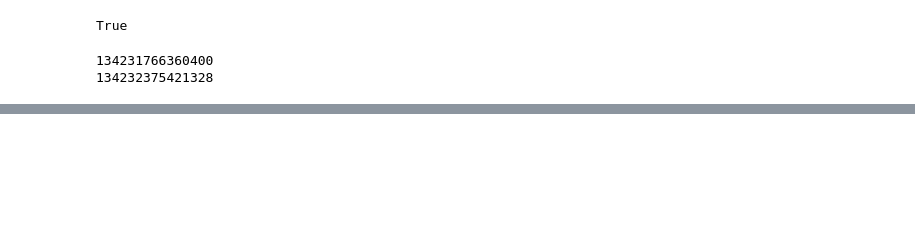
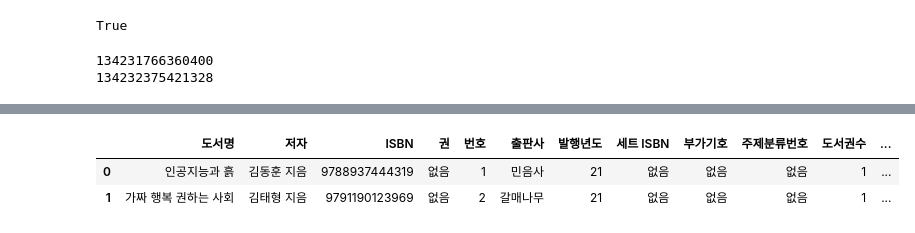
Before and after one commit to KIJOONG1127/data_anal, a Jupyter notebook: ch03.ipynb, the cells around one changed output, grey strips where cells are left out. Saved outputs shown, nothing was run; the diff lists cells and outputs as text; code cells hidden in the pictures; blank space fills up the shorter version.

```diff
--- a/ch03.ipynb
+++ b/ch03.ipynb
@@ -342,0 +441,4 @@ print(id(ns_book4))
+# %%
+# 모든 데이터 중에서 NaN을 없음으로 바꾼다. -> inplace 속성이 없으면 원본 데이터는 바뀌지 않는다.
+ns_book4["부가기호"].fillna("없음", inplace =False)
+ns_book4.head()
@@ -342,0 +452,8 @@ print(id(ns_book4))
+# %%
+# 원본 데이터 바뀌지 않는다.
+# 원본 데이터 리스트와 바꿀 데이터 리스트 - 인덱스 별로 매칭되어진다.
+ns_book4.replace([np.nan, "2021"],["없음", "21"]).head(2)
+# %% [output]
+|  | 도서명 | 저자 | ISBN | 권 | 번호 | 출판사 | 발행년도 | 세트 ISBN | 부가기호 | 주제분류번호 | 도서권수 | ... |
+| 0 | 인공지능과 흙 | 김동훈 지음 | 9788937444319 | 없음 | 1 | 민음사 | 21 | 없음 | 없음 | 없음 | 1 | ... |
+| 1 | 가짜 행복 권하는 사회 | 김태형 지음 | 9791190123969 | 없음 | 2 | 갈매나무 | 21 | 없음 | 없음 | 없음 | 1 | ... |
```
Also changed, not shown: parts of 11 cells of this notebook.
